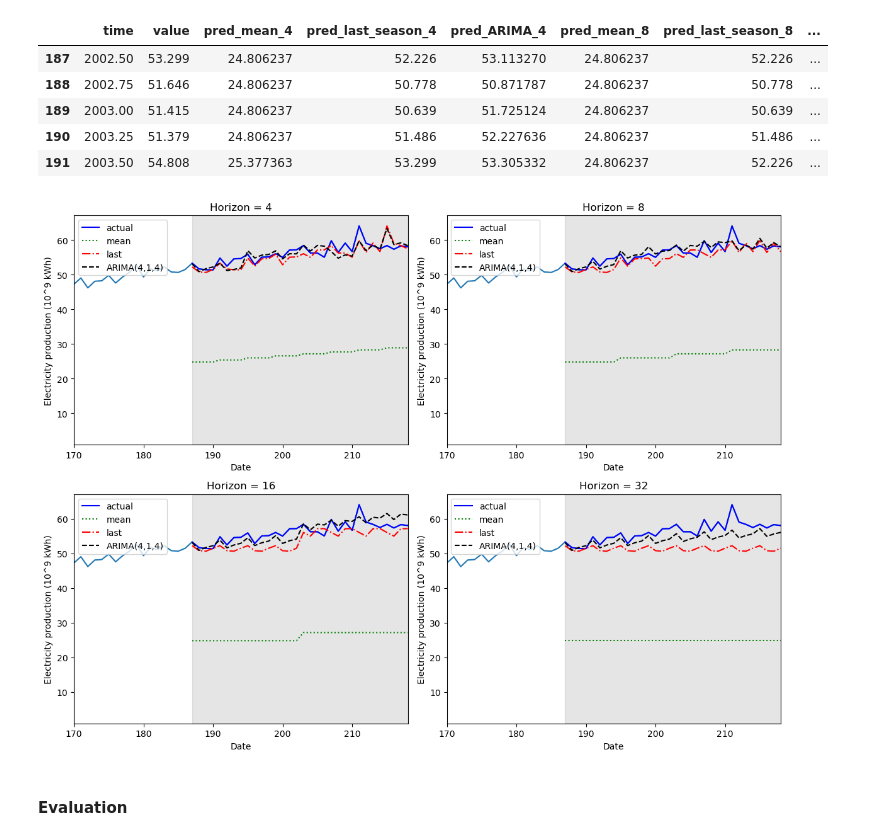
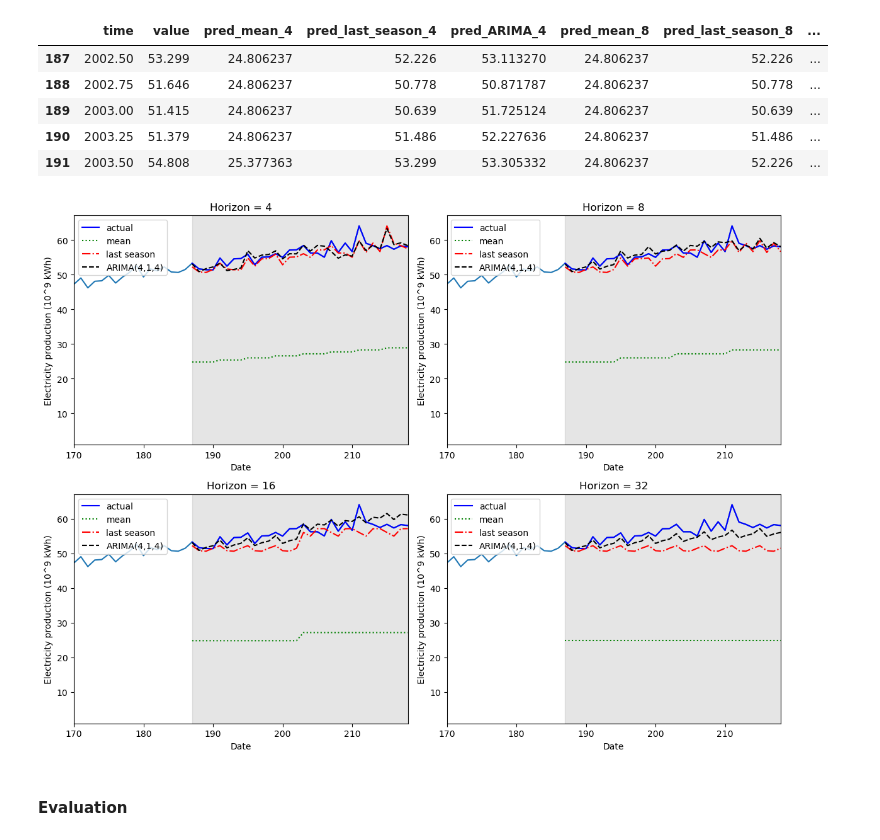
Before and after one commit to marcopeix/AppliedTimeSeriesForecastingInPython, a Jupyter notebook: 07_ARIMA.ipynb, the cells around one changed output. Drawn from its saved outputs; the diff is of its cells as text; code cells hidden in the pictures.

Commit message:
Fix label in plot

```diff
--- a/07_ARIMA.ipynb
+++ b/07_ARIMA.ipynb
@@ -258,27 +258,27 @@ pred_df.head()
 | 189 | 2003.00 | 51.415 | 24.806237 | 50.639 | 51.725124 | 24.806237 | 50.639 | ... |
 | 190 | 2003.25 | 51.379 | 24.806237 | 51.486 | 52.227636 | 24.806237 | 51.486 | ... |
 | 191 | 2003.50 | 54.808 | 25.377363 | 53.299 | 53.305332 | 24.806237 | 52.226 | ... |
-# %%
-fig, axes = plt.subplots(nrows=2, ncols=2, figsize=(12,9))
-
-for i, ax in enumerate(axes.flatten()):
-
-    ax.plot(df['value'])
-    ax.plot(pred_df['value'], 'b-', label='actual')
-    ax.plot(pred_df[f'pred_mean_{windows[i]}'], 'g:', label='mean')
-    ax.plot(pred_df[f'pred_last_season_{windows[i]}'], 'r-.', label='last')
-    ax.plot(pred_df[f'pred_ARIMA_{windows[i]}'], 'k--', label='ARIMA(4,1,4)')
-
-    ax.legend(loc=2)
-    ax.set_xlabel('Date')
-    ax.set_ylabel('Electricity production (10^9 kWh)')
-    ax.axvspan(187, 218, color='#808080', alpha=0.2)
-    ax.set_xlim(170, 218)
-    ax.set_title(f'Horizon = {windows[i]}')
-
-plt.tight_layout()
-# %% [output]
-[figure, removed]
+# %%
+fig, axes = plt.subplots(nrows=2, ncols=2, figsize=(12,9))
+
+for i, ax in enumerate(axes.flatten()):
+
+    ax.plot(df['value'])
+    ax.plot(pred_df['value'], 'b-', label='actual')
+    ax.plot(pred_df[f'pred_mean_{windows[i]}'], 'g:', label='mean')
+    ax.plot(pred_df[f'pred_last_season_{windows[i]}'], 'r-.', label='last season')
+    ax.plot(pred_df[f'pred_ARIMA_{windows[i]}'], 'k--', label='ARIMA(4,1,4)')
+
+    ax.legend(loc=2)
+    ax.set_xlabel('Date')
+    ax.set_ylabel('Electricity production (10^9 kWh)')
+    ax.axvspan(187, 218, color='#808080', alpha=0.2)
+    ax.set_xlim(170, 218)
+    ax.set_title(f'Horizon = {windows[i]}')
+
+plt.tight_layout()
+# %% [output]
+[figure, added]
 # %% [markdown]
 #### Evaluation
 # %%
```
Also changed, not shown: parts of 3 cells of this notebook, 1 other file.
